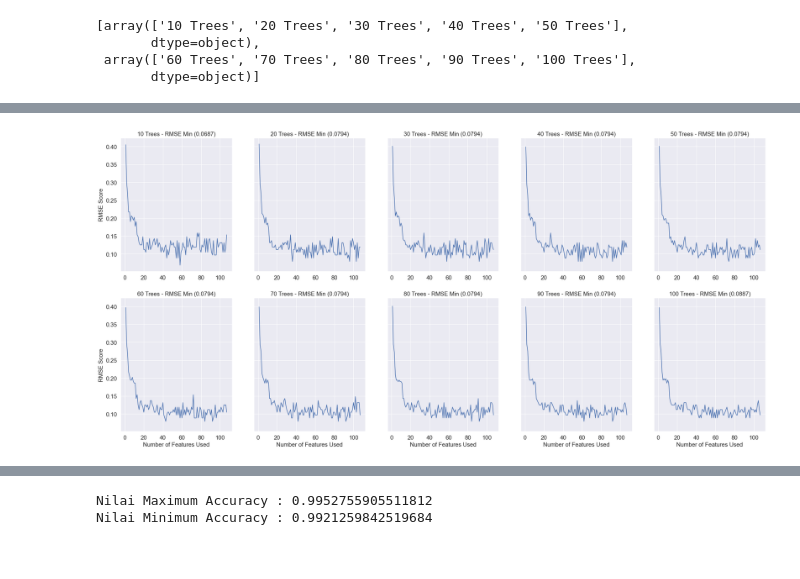
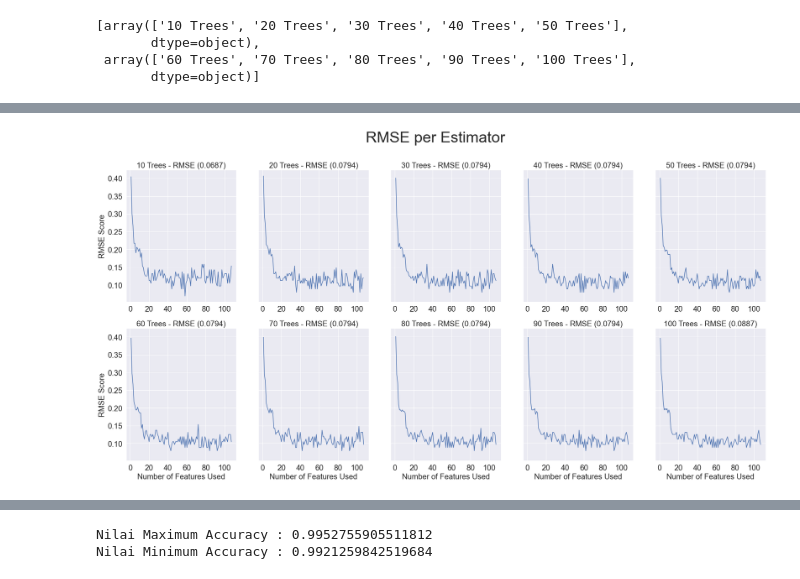
Before and after one commit to martanto/auto-classification-vt, a Jupyter notebook: 07_features_performance_every_estimators.ipynb, the cells around one changed output, grey strips where cells are left out. Saved outputs shown, nothing was run; the diff lists cells and outputs as text; code cells hidden in the pictures.

```diff
--- a/07_features_performance_every_estimators.ipynb
+++ b/07_features_performance_every_estimators.ipynb
@@ -47,6 +47,7 @@ estimators_split
 nrows = len(estimators_split)
 ncols = len(estimators_split[0])
 filename = os.path.join(output_dir, 'features_performance_per_estimators.tiff')
+filename_jpg = os.path.join(output_dir, 'features_performance_per_estimators.jpg')
 
 fig, ax = plt.subplots(
     figsize=(30, 14),
@@ -55,19 +56,23 @@ fig, ax = plt.subplots(
     sharey=True,
 )
 
+fig.suptitle('Features Performance per Estimator', fontsize=40)
+
 for row in range(nrows):
     for col in range(ncols):
         data = df[df['estimators'] == estimators_split[row][col]]
 
         sns.lineplot(x='number_of_features', y='accuracy_score', data=data, ax=ax[row][col])
-        ax[row][col].set_title('{} - Accuracy ({:.4f})'.format(estimators_split[row][col], data['accuracy_score'].max()), fontsize=15)
+        ax[row][col].set_xticks(range(0,108,20))
+        ax[row][col].set_title('{} - Accuracy ({:.4f}%)'.format(estimators_split[row][col], data['accuracy_score'].max()*100), fontsize=20)
         if row == 1:
-            ax[row][col].set_xlabel('Number of Features Used', fontsize=15)
+            ax[row][col].set_xlabel('Number of Features Used', fontsize=20)
         else:
             ax[row][col].set_xlabel(None)
-        ax[row][col].set_ylabel('Accuracy Score', fontsize=15)
-        ax[row][col].tick_params(axis='both', which='major', labelsize=15)
+        ax[row][col].set_ylabel('Accuracy Score', fontsize=20)
+        ax[row][col].tick_params(axis='both', which='major', labelsize=20)
 
 plt.savefig(filename, dpi=150, bbox_inches='tight')
+plt.savefig(filename_jpg, dpi=300, bbox_inches='tight')
 plt.show()
 # %% [output]
@@ -75,31 +80,36 @@ plt.show()
 # %%
 nrows = len(estimators_split)
 ncols = len(estimators_split[0])
 filename = os.path.join(output_dir, 'features_performance_per_estimators_rmse.tiff')
+filename_jpg = os.path.join(output_dir, 'features_performance_per_estimators_rmse.jpg')
 
 fig, ax = plt.subplots(
     figsize=(30, 14),
     ncols=ncols,
     nrows=nrows,
     sharey=True,
 )
 
+fig.suptitle('RMSE per Estimator', fontsize=40)
+
 for row in range(nrows):
     for col in range(ncols):
         data = df[df['estimators'] == estimators_split[row][col]]
 
         sns.lineplot(x='number_of_features', y='rmse', data=data, ax=ax[row][col])
-        ax[row][col].set_title('{} - RMSE Min ({:.4f})'.format(estimators_split[row][col], data['rmse'].min()), fontsize=15)
+        ax[row][col].set_xticks(range(0,108,20))
+        ax[row][col].set_title('{} - RMSE ({:.4f})'.format(estimators_split[row][col], data['rmse'].min()), fontsize=20)
         if row == 1:
-            ax[row][col].set_xlabel('Number of Features Used', fontsize=15)
+            ax[row][col].set_xlabel('Number of Features Used', fontsize=20)
         else:
             ax[row][col].set_xlabel(None)
-        ax[row][col].set_ylabel('RMSE Score', fontsize=15)
-        ax[row][col].tick_params(axis='both', which='major', labelsize=15)
+        ax[row][col].set_ylabel('RMSE Score', fontsize=20)
+        ax[row][col].tick_params(axis='both', which='major', labelsize=20)
 
 plt.savefig(filename, dpi=150, bbox_inches='tight')
+plt.savefig(filename_jpg, dpi=300, bbox_inches='tight')
 plt.show()
 # %% [output]
-[figure, old version]
+[figure, new version]
 # %%
 def get_stats(dataframe, estimator):
```
Also changed, not shown: parts of 8 cells of this notebook, 6 other files.
